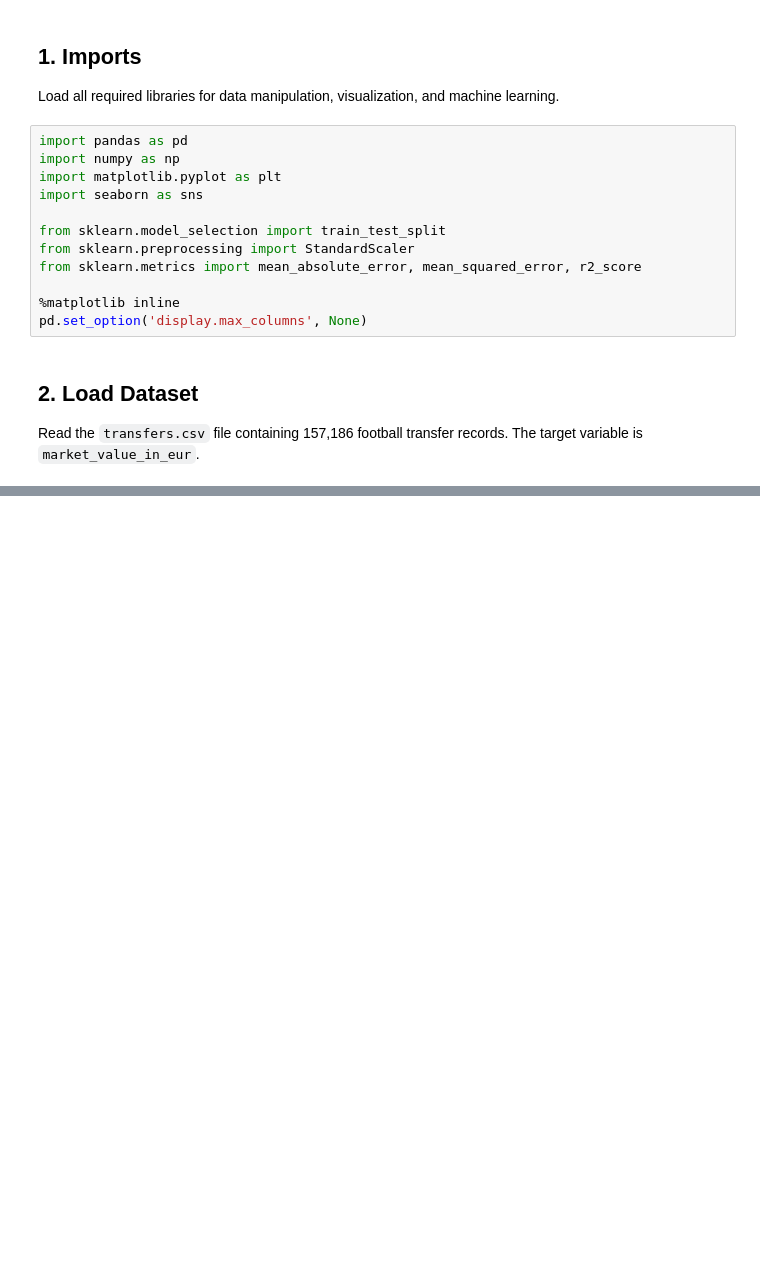
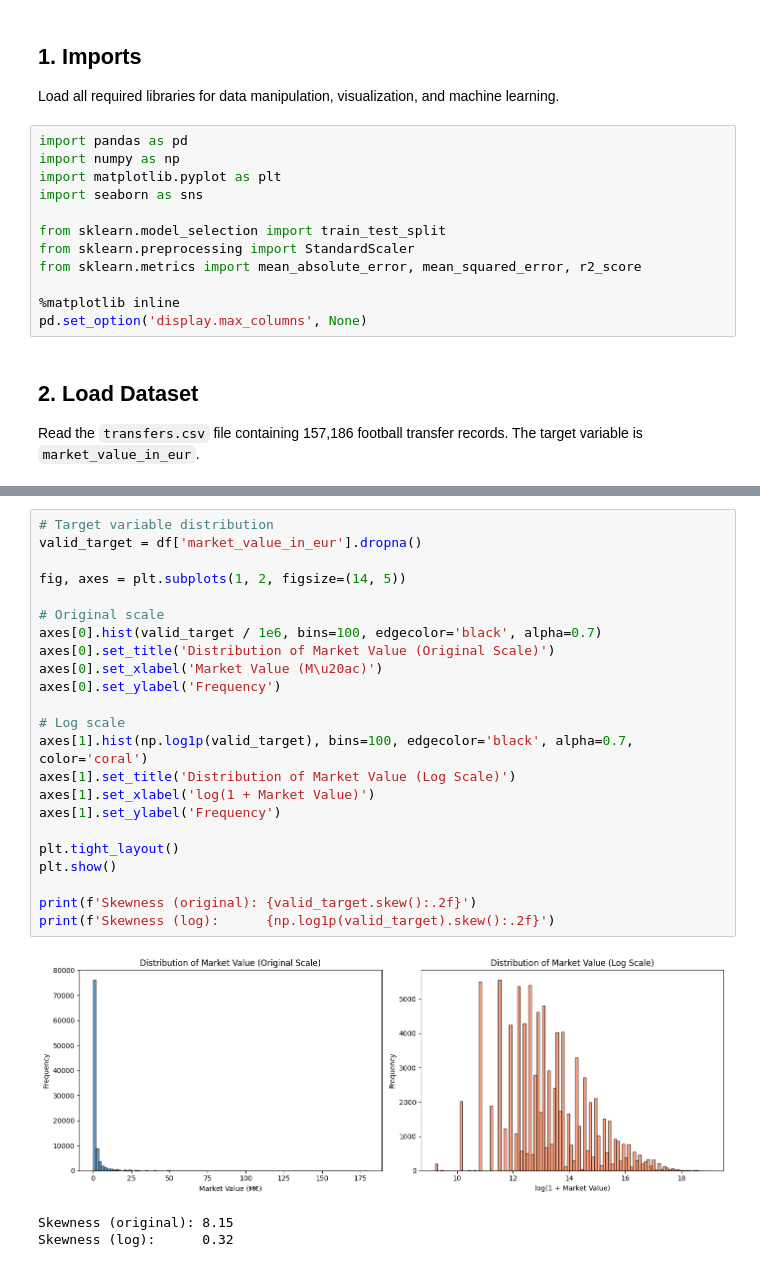
Before and after one commit to VillegasMich/football-transfer-ml, a Jupyter notebook: main.ipynb, the cells around one changed output, grey strips where cells are left out. Cells and saved outputs as stored; diff of their text form; blank space fills up the shorter version.

```diff
--- a/main.ipynb
+++ b/main.ipynb
@@ -107,0 +118,27 @@ Shape: (157186, 10)
+# %%
+# Target variable distribution
+valid_target = df['market_value_in_eur'].dropna()
+
+fig, axes = plt.subplots(1, 2, figsize=(14, 5))
+
+# Original scale
+axes[0].hist(valid_target / 1e6, bins=100, edgecolor='black', alpha=0.7)
+axes[0].set_title('Distribution of Market Value (Original Scale)')
+axes[0].set_xlabel('Market Value (M\u20ac)')
+axes[0].set_ylabel('Frequency')
+
+# Log scale
+axes[1].hist(np.log1p(valid_target), bins=100, edgecolor='black', alpha=0.7, color='coral')
+axes[1].set_title('Distribution of Market Value (Log Scale)')
+axes[1].set_xlabel('log(1 + Market Value)')
+axes[1].set_ylabel('Frequency')
+
+plt.tight_layout()
+plt.show()
+
+print(f'Skewness (original): {valid_target.skew():.2f}')
+print(f'Skewness (log):      {np.log1p(valid_target).skew():.2f}')
+# %% [output]
+[figure, added]
+Skewness (original): 8.15
+Skewness (log):      0.32
```
Also changed, not shown: parts of 23 cells of this notebook.
